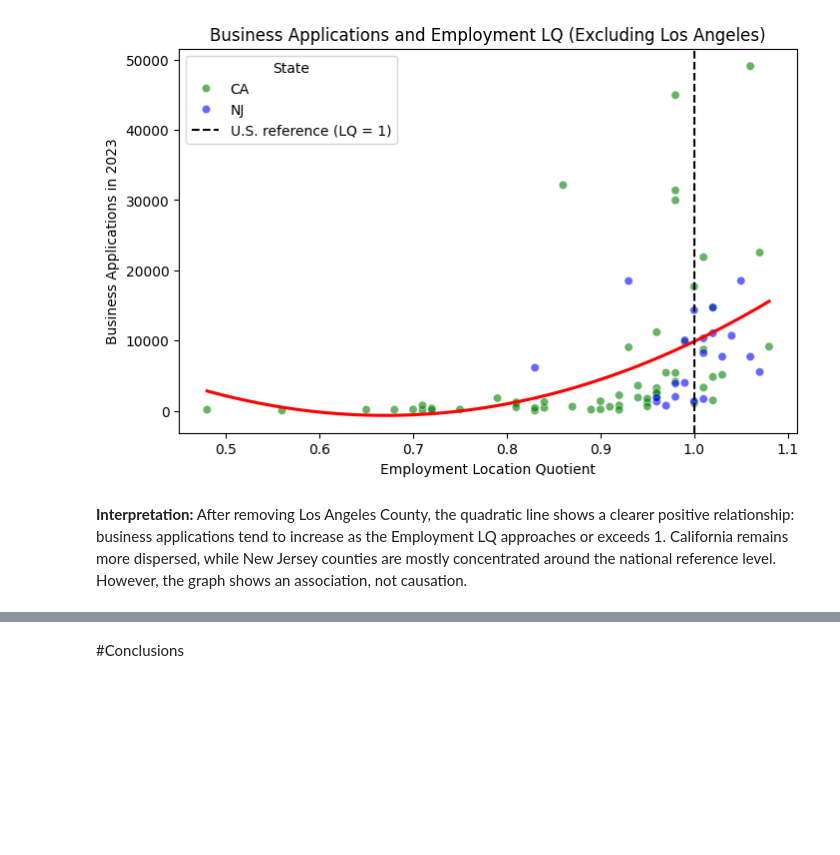
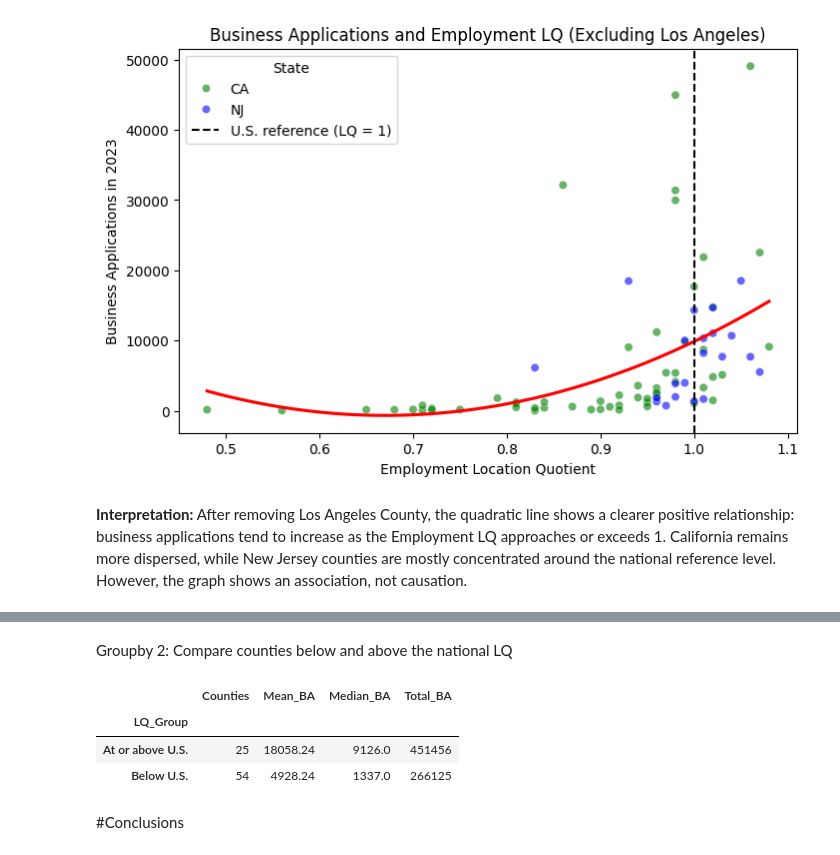
Before and after one commit to shirleyrutgers/DataManPy, a Jupyter notebook: ps2dataman.ipynb, the cells around one changed output, grey strips where cells are left out. Saved outputs shown, nothing was run; the diff lists cells and outputs as text; code cells hidden in the pictures; blank space fills up the shorter version.

```diff
--- a/ps2dataman.ipynb
+++ b/ps2dataman.ipynb
@@ -1578,3 +1700,20 @@ Text(0, 0.5, 'Business Applications in 2023')
+# %% [markdown]
+Groupby 2: Compare counties below and above the national LQ
+# %%
+# Summary by LQ group
+lq_summary = business_priv_clean.groupby('LQ_Group').agg(
+    Counties=('County', 'count'),
+    Mean_BA=('BA2023', 'mean'),
+    Median_BA=('BA2023', 'median'),
+    Total_BA=('BA2023', 'sum')
+).round(2)
+
+lq_summary
+# %% [output]
+|  | Counties | Mean_BA | Median_BA | Total_BA |
+| LQ_Group |  |  |  |  |
+| At or above U.S. | 25 | 18058.24 | 9126.0 | 451456 |
+| Below U.S. | 54 | 4928.24 | 1337.0 | 266125 |
 # %% [markdown]
 #Conclusions
 # %% [markdown]
```
Also changed, not shown: parts of 17 cells of this notebook.
